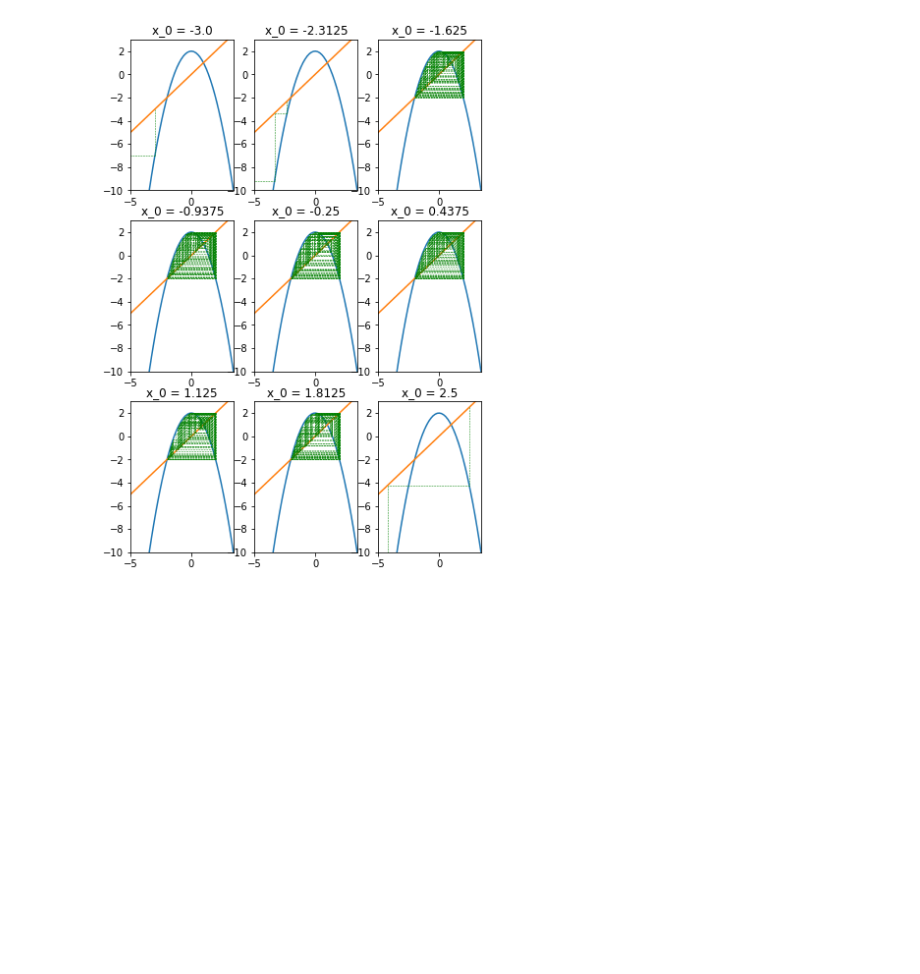
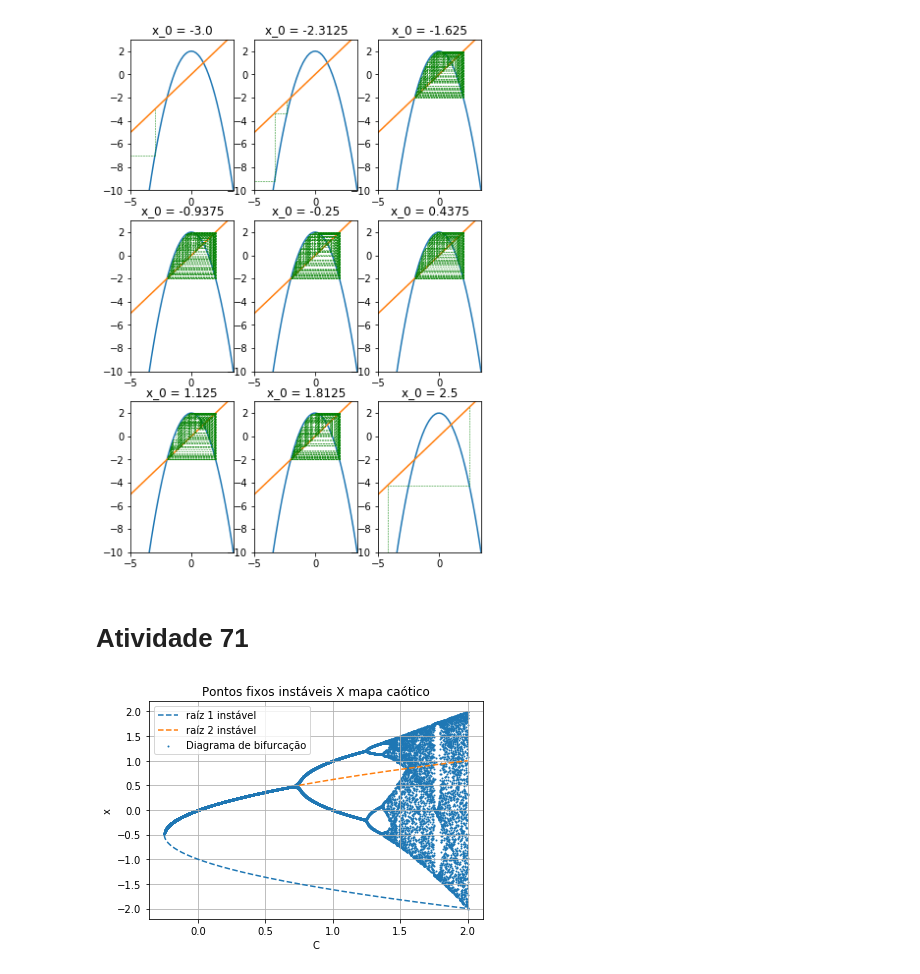
Before and after one commit to felipe-gm/ifusp_introcaos, a Jupyter notebook: Exercícios Introdução ao Caos.ipynb, the cells around one changed output. Saved outputs shown, nothing was run; the diff lists cells and outputs as text; code cells hidden in the pictures; blank space fills up the shorter version.

```diff
--- a/Exercícios Introdução ao Caos.ipynb
+++ b/Exercícios Introdução ao Caos.ipynb
@@ -232,3 +232,36 @@ for i in range(9):
         ax[j,k].plot((x0,x1),(x1,x1), 'g--', linewidth=.5)
 # %% [output]
 [figure]
+# %% [markdown]
+# Atividade 71
+# %%
+NT = N = 64
+
+C = np.linspace(-.25,2,num=2250)
+
+x = np.empty((NT+N+1, C.size))
+x[0] = .25
+
+for i in range(NT+N):
+    x[i+1] = x_n1(x[i], C)
+
+C_plot = np.full(x[-N:].shape, C)
+
+# 1) mask points where |df/dx|_x* < 1
+x_root1_unstable = np.ma.masked_where(np.abs(df_dx_root1) < 1,
+                                          root1)
+x_root2_unstable = np.ma.masked_where(np.abs(df_dx_root2) < 1,
+                                          root2)
+
+plt.plot(C, x_root1_unstable, '--', label='raíz 1 instável')
+plt.plot(C, x_root2_unstable, '--', label='raíz 2 instável')
+
+plt.scatter(C_plot[::7], x[-N::7], s=1, label='Diagrama de bifurcação')
+plt.xlabel('C')
+plt.ylabel('x')
+plt.title('Pontos fixos instáveis X mapa caótico')
+plt.grid()
+plt.legend()
+plt.show()
+# %% [output]
+[figure, added]
```
